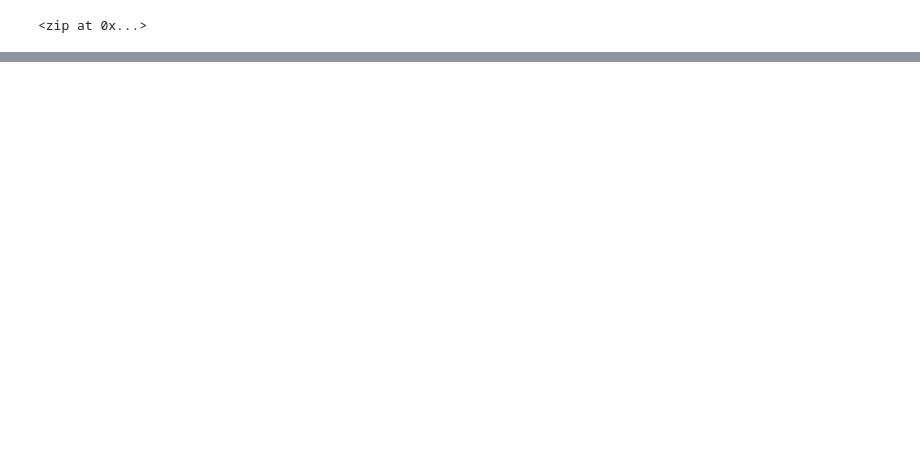
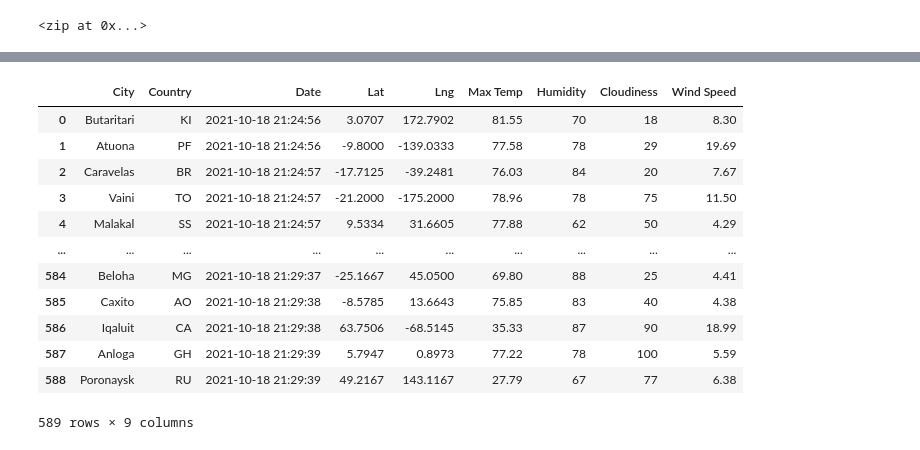
Before and after one commit to Jenny16x/World_Weather_Analysis, a Jupyter notebook: WeatherPy.ipynb, the cells around one changed output, grey strips where cells are left out. Saved outputs shown, nothing was run; the diff lists cells and outputs as text; code cells hidden in the pictures; blank space fills up the shorter version.

```diff
--- a/WeatherPy.ipynb
+++ b/WeatherPy.ipynb
@@ -76,0 +89,3 @@ len(cities)
+# %%
+url = "http://api.openweathermap.org/data/2.5/weather?units=Imperial&APPID=" + weather_api_key
+print(url)
@@ -76,0 +195,4 @@ len(cities)
+# %%
+# Convert the array of dictionaries to a Pandas DataFrame.
+city_data_df = pd.DataFrame(city_data)
+city_data_df.head(10)
@@ -76,0 +211,19 @@ len(cities)
+# %%
+new_column_order = ["City", "Country", "Date", "Lat", "Lng", "Max Temp", "Humidity", "Cloudiness", "Wind Speed"]
+new_city_data_df = city_data_df[new_column_order]
+# %%
+new_city_data_df
+# %% [output]
+|  | City | Country | Date | Lat | Lng | Max Temp | Humidity | Cloudiness | Wind Speed |
+| 0 | Butaritari | KI | 2021-10-18 21:24:56 | 3.0707 | 172.7902 | 81.55 | 70 | 18 | 8.30 |
+| 1 | Atuona | PF | 2021-10-18 21:24:56 | -9.8000 | -139.0333 | 77.58 | 78 | 29 | 19.69 |
+| 2 | Caravelas | BR | 2021-10-18 21:24:57 | -17.7125 | -39.2481 | 76.03 | 84 | 20 | 7.67 |
+| 3 | Vaini | TO | 2021-10-18 21:24:57 | -21.2000 | -175.2000 | 78.96 | 78 | 75 | 11.50 |
+| 4 | Malakal | SS | 2021-10-18 21:24:57 | 9.5334 | 31.6605 | 77.88 | 62 | 50 | 4.29 |
+| ... | ... | ... | ... | ... | ... | ... | ... | ... | ... |
+| 584 | Beloha | MG | 2021-10-18 21:29:37 | -25.1667 | 45.0500 | 69.80 | 88 | 25 | 4.41 |
+| 585 | Caxito | AO | 2021-10-18 21:29:38 | -8.5785 | 13.6643 | 75.85 | 83 | 40 | 4.38 |
+| 586 | Iqaluit | CA | 2021-10-18 21:29:38 | 63.7506 | -68.5145 | 35.33 | 87 | 90 | 18.99 |
+| 587 | Anloga | GH | 2021-10-18 21:29:39 | 5.7947 | 0.8973 | 77.22 | 78 | 100 | 5.59 |
+| 588 | Poronaysk | RU | 2021-10-18 21:29:39 | 49.2167 | 143.1167 | 27.79 | 67 | 77 | 6.38 |
+589 rows × 9 columns
```
Also changed, not shown: parts of 12 cells of this notebook, 4 other files.
